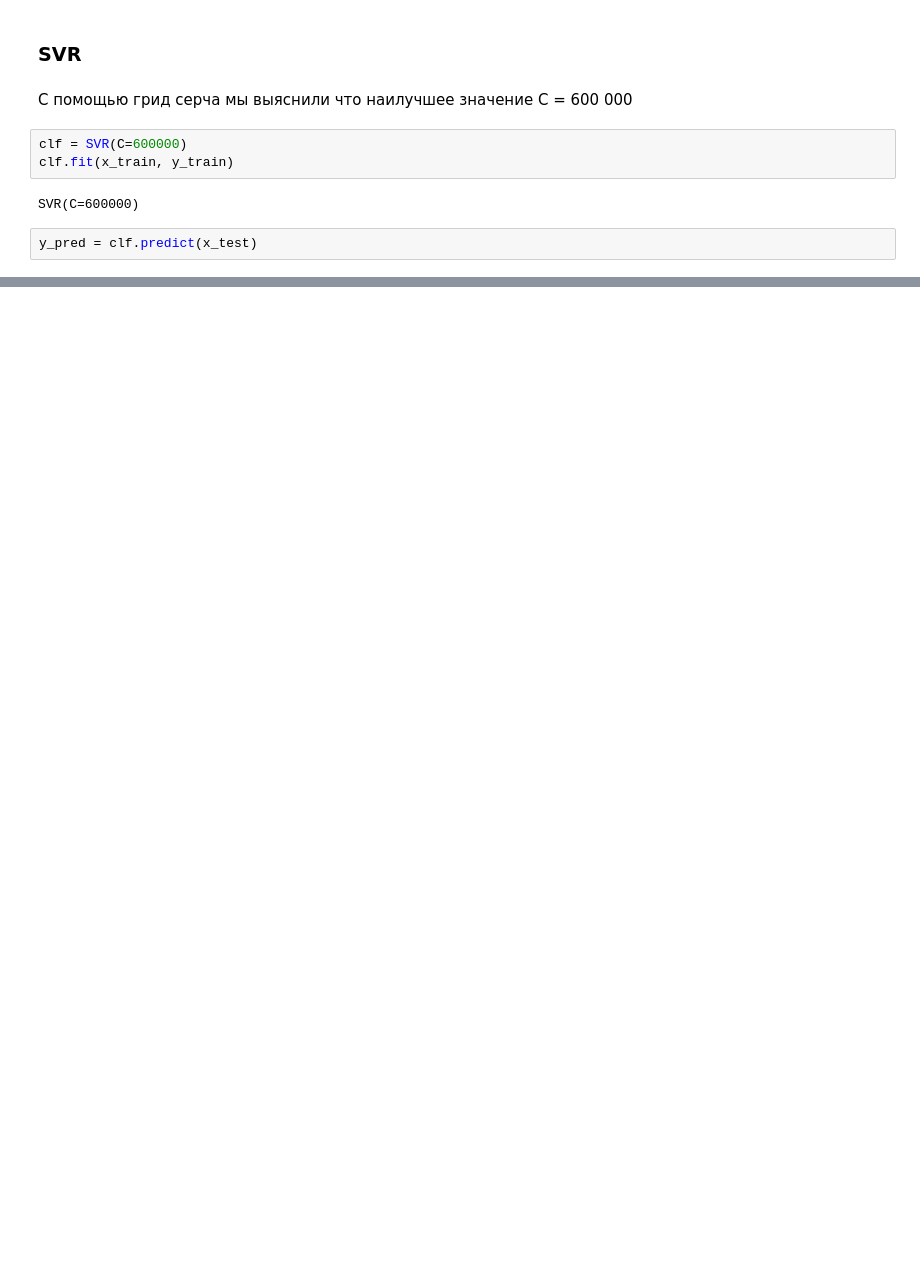
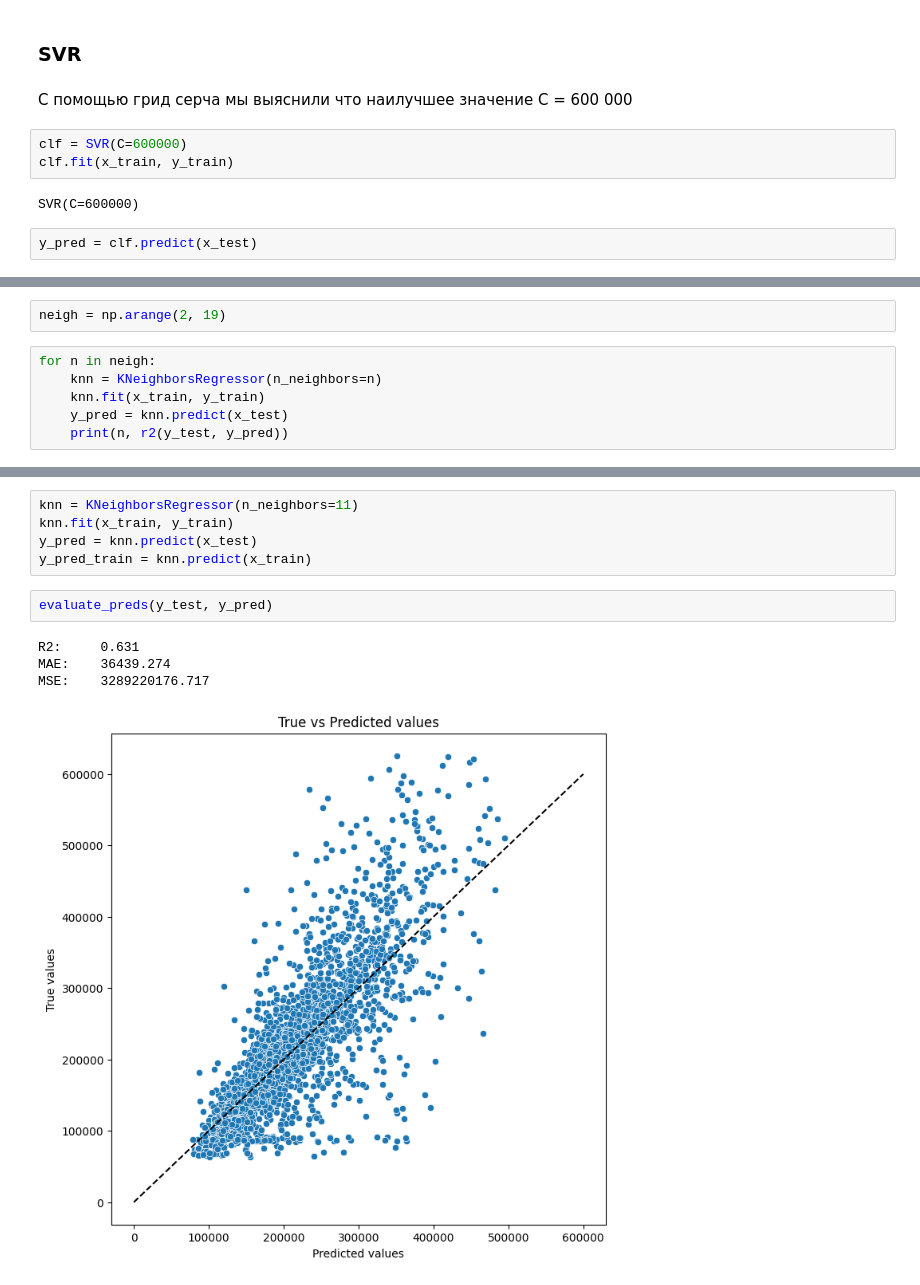
Before and after one commit to mogilyoy/house_cost_prediction, a Jupyter notebook: model_selection.ipynb, the cells around one changed output, grey strips where cells are left out. Cells and saved outputs as stored; diff of their text form; blank space fills up the shorter version.

```diff
--- a/model_selection.ipynb
+++ b/model_selection.ipynb
@@ -113,0 +117,8 @@ MSE:    2604970964.586
+# %%
+neigh = np.arange(2, 19)
+# %%
+for n in neigh:
+    knn = KNeighborsRegressor(n_neighbors=n)
+    knn.fit(x_train, y_train)
+    y_pred = knn.predict(x_test)
+    print(n, r2(y_test, y_pred))
@@ -113,0 +143,12 @@ MSE:    2604970964.586
+# %%
+knn = KNeighborsRegressor(n_neighbors=11)
+knn.fit(x_train, y_train)
+y_pred = knn.predict(x_test)
+y_pred_train = knn.predict(x_train)
+# %%
+evaluate_preds(y_test, y_pred)
+# %% [output]
+R2:     0.631
+MAE:    36439.274
+MSE:    3289220176.717
+[figure, added]
```
Also changed, not shown: parts of 38 cells of this notebook, 3 other files.
